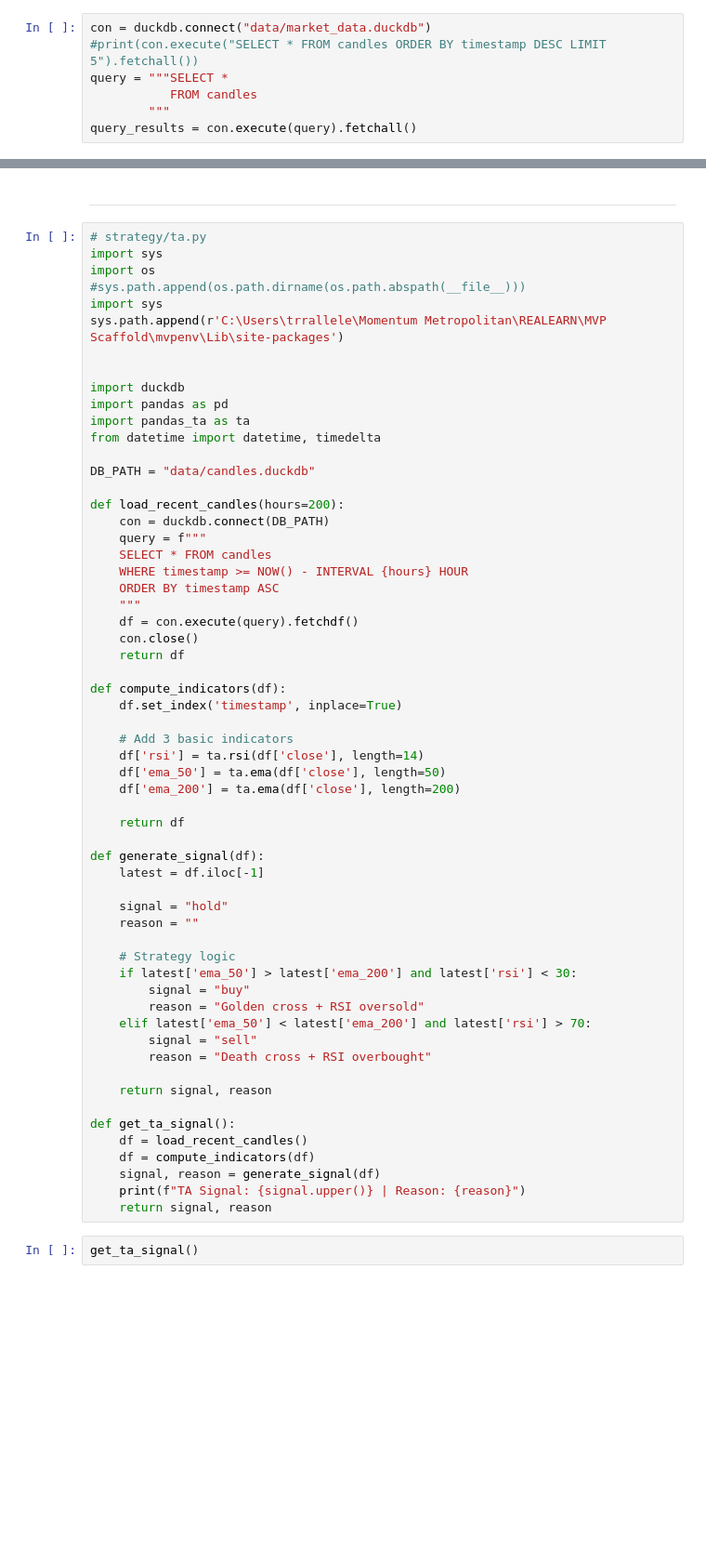
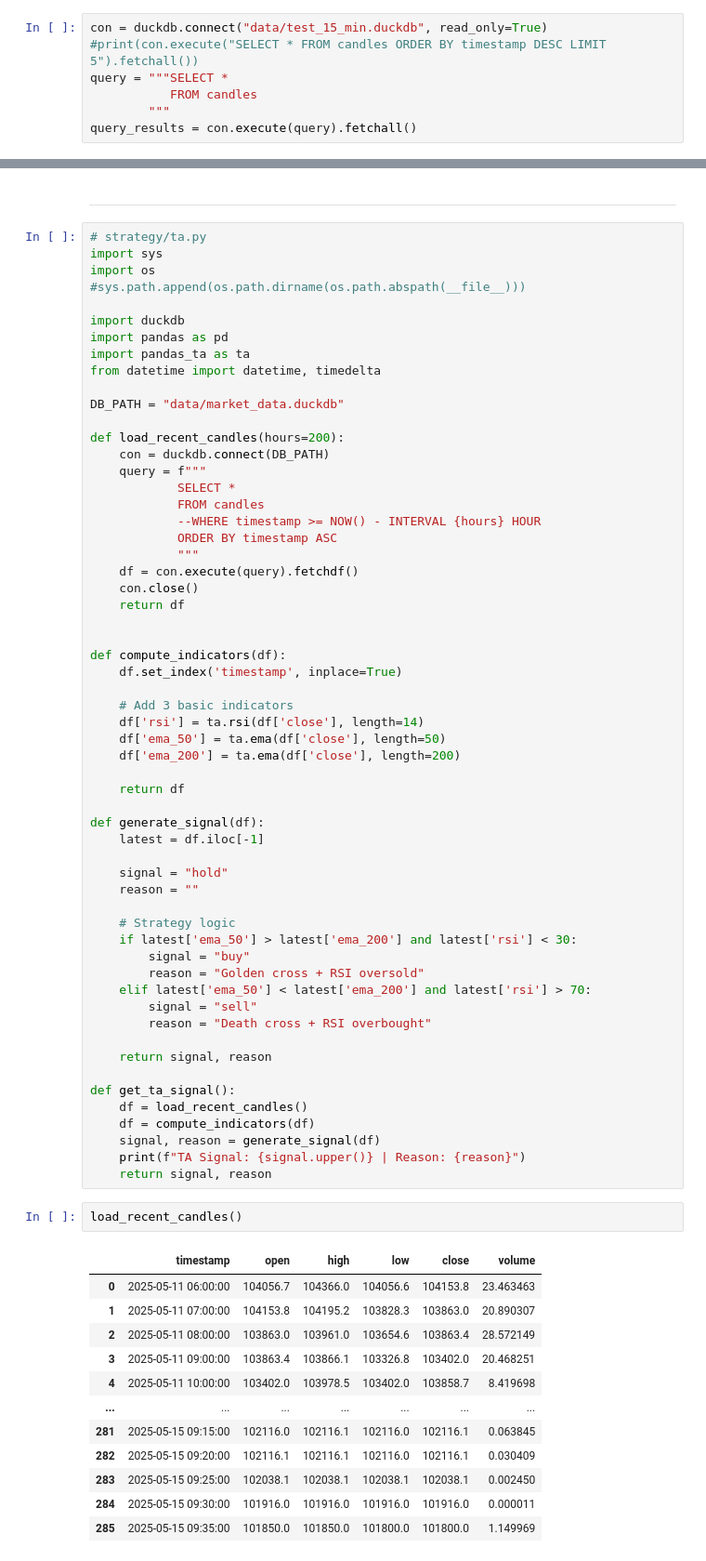
Before and after one commit to sage-sudo/mvp-scaffold, a Jupyter notebook: trying _out_code.ipynb, the cells around one changed output, grey strips where cells are left out. Shown: that part at 93% size. Cells and saved outputs as stored; diff of their text form; blank space fills up the shorter version.

```diff
--- a/trying _out_code.ipynb
+++ b/trying _out_code.ipynb
@@ -16,7 +16,7 @@ ___
 # %% [markdown]
 # Read From duckbd
 # %%
-con = duckdb.connect("data/market_data.duckdb")
+con = duckdb.connect("data/test_15_min.duckdb", read_only=True)
 #print(con.execute("SELECT * FROM candles ORDER BY timestamp DESC LIMIT 5").fetchall())
 query = """SELECT *
            FROM candles
@@ -47,27 +72,26 @@ ____
 import sys
 import os
 #sys.path.append(os.path.dirname(os.path.abspath(__file__)))
-import sys
-sys.path.append(r'C:\Users\trrallele\Momentum Metropolitan\REALEARN\MVP Scaffold\mvpenv\Lib\site-packages')
-
 
 import duckdb
 import pandas as pd
 import pandas_ta as ta
 from datetime import datetime, timedelta
 
-DB_PATH = "data/candles.duckdb"
+DB_PATH = "data/market_data.duckdb"
 
 def load_recent_candles(hours=200):
     con = duckdb.connect(DB_PATH)
     query = f"""
-    SELECT * FROM candles
-    WHERE timestamp >= NOW() - INTERVAL {hours} HOUR
-    ORDER BY timestamp ASC
-    """
+            SELECT *
+            FROM candles
+            --WHERE timestamp >= NOW() - INTERVAL {hours} HOUR
+            ORDER BY timestamp ASC
+            """
     df = con.execute(query).fetchdf()
     con.close()
     return df
+
 
 def compute_indicators(df):
     df.set_index('timestamp', inplace=True)
@@ -102,4 +126,17 @@ def get_ta_signal():
     print(f"TA Signal: {signal.upper()} | Reason: {reason}")
     return signal, reason
 # %%
-get_ta_signal()
+load_recent_candles()
+# %% [output]
+|  | timestamp | open | high | low | close | volume |
+| 0 | 2025-05-11 06:00:00 | 104056.7 | 104366.0 | 104056.6 | 104153.8 | 23.463463 |
+| 1 | 2025-05-11 07:00:00 | 104153.8 | 104195.2 | 103828.3 | 103863.0 | 20.890307 |
+| 2 | 2025-05-11 08:00:00 | 103863.0 | 103961.0 | 103654.6 | 103863.4 | 28.572149 |
+| 3 | 2025-05-11 09:00:00 | 103863.4 | 103866.1 | 103326.8 | 103402.0 | 20.468251 |
+| 4 | 2025-05-11 10:00:00 | 103402.0 | 103978.5 | 103402.0 | 103858.7 | 8.419698 |
+| ... | ... | ... | ... | ... | ... | ... |
+| 281 | 2025-05-15 09:15:00 | 102116.0 | 102116.1 | 102116.0 | 102116.1 | 0.063845 |
+| 282 | 2025-05-15 09:20:00 | 102116.1 | 102116.1 | 102116.0 | 102116.1 | 0.030409 |
+| 283 | 2025-05-15 09:25:00 | 102038.1 | 102038.1 | 102038.1 | 102038.1 | 0.002450 |
+| 284 | 2025-05-15 09:30:00 | 101916.0 | 101916.0 | 101916.0 | 101916.0 | 0.000011 |
+| 285 | 2025-05-15 09:35:00 | 101850.0 | 101850.0 | 101800.0 | 101800.0 | 1.149969 |
```
Also changed, not shown: parts of 6 cells of this notebook, 16 other files.
